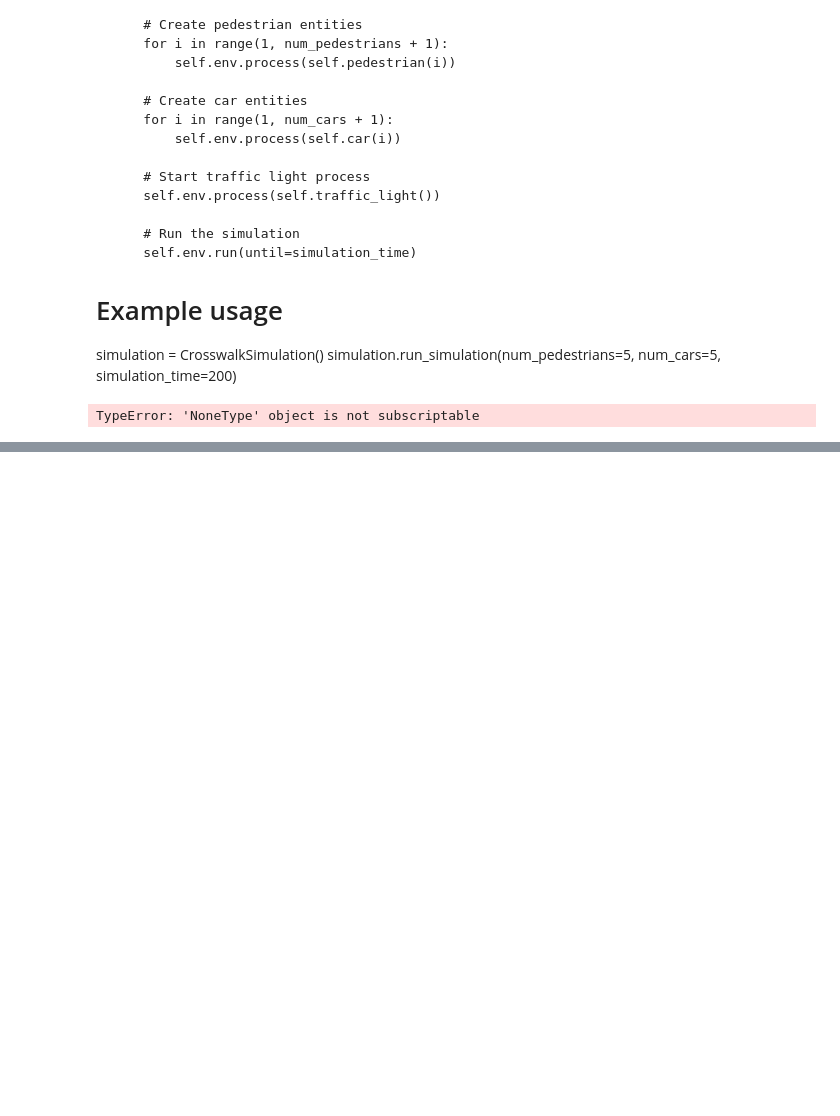
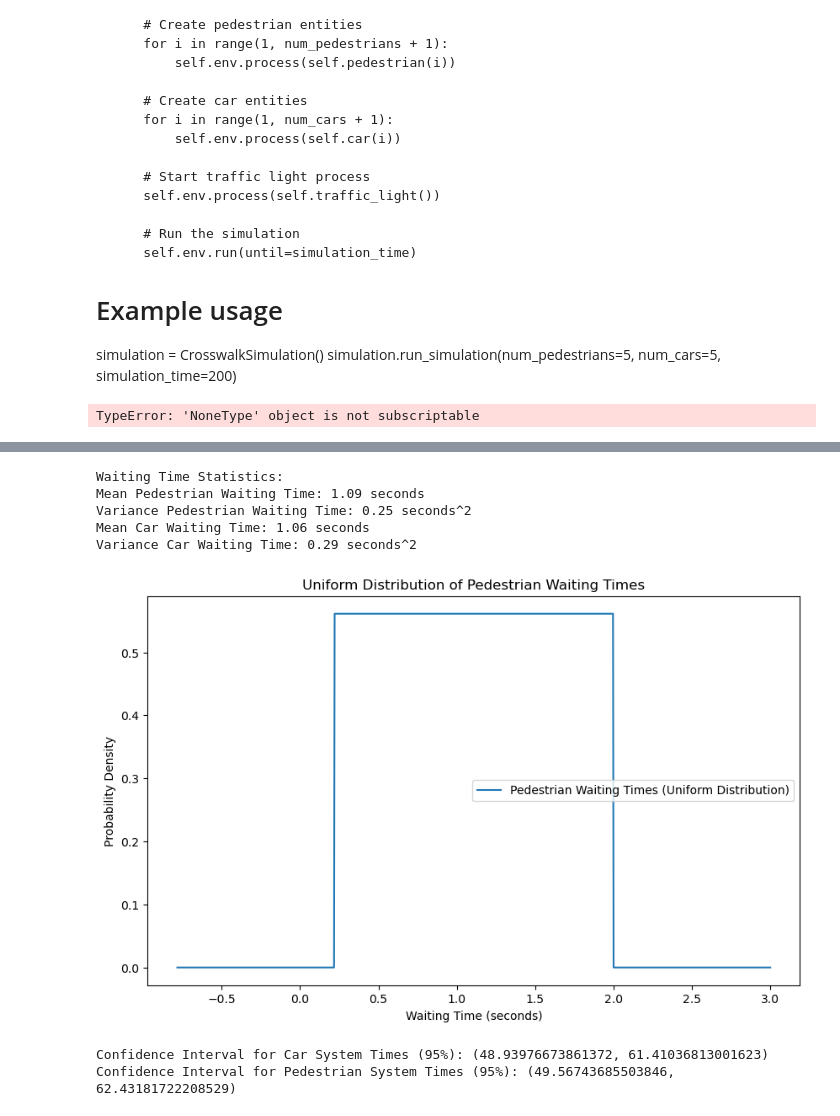
Before and after one commit to pri101zz/Simulation-Project, a Jupyter notebook: Simulation Project.ipynb, the cells around one changed output, grey strips where cells are left out. Saved outputs shown, nothing was run; the diff lists cells and outputs as text; code cells hidden in the pictures; blank space fills up the shorter version.

```diff
--- a/Simulation Project.ipynb
+++ b/Simulation Project.ipynb
@@ -458,0 +1269,73 @@ TypeError: 'NoneType' object is not subscriptable
+# %%
+import numpy as np
+
+# Extract waiting times for pedestrians and cars
+pedestrian_waiting_times = np.array(statistics['pedestrian_waiting_times'])
+car_waiting_times = np.array(statistics['car_waiting_times'])
+
+# Calculate mean and variance for pedestrian waiting times
+mean_pedestrian_waiting_time = np.mean(pedestrian_waiting_times)
+variance_pedestrian_waiting_time = np.var(pedestrian_waiting_times)
+
+# Calculate mean and variance for car waiting times
+mean_car_waiting_time = np.mean(car_waiting_times)
+variance_car_waiting_time = np.var(car_waiting_times)
+
+# Print the results
+print("\nWaiting Time Statistics:")
+print(f"Mean Pedestrian Waiting Time: {mean_pedestrian_waiting_time:.2f} seconds")
+print(f"Variance Pedestrian Waiting Time: {variance_pedestrian_waiting_time:.2f} seconds^2")
+print(f"Mean Car Waiting Time: {mean_car_waiting_time:.2f} seconds")
+print(f"Variance Car Waiting Time: {variance_car_waiting_time:.2f} seconds^2")
+# %% [output]
+Waiting Time Statistics:
+Mean Pedestrian Waiting Time: 1.09 seconds
+Variance Pedestrian Waiting Time: 0.25 seconds^2
+Mean Car Waiting Time: 1.06 seconds
+Variance Car Waiting Time: 0.29 seconds^2
+# %%
+import matplotlib.pyplot as plt
+import scipy.stats as stats
+
+# Parameters for the uniform distribution
+a_pedestrian = np.min(pedestrian_waiting_times)
+b_pedestrian = np.max(pedestrian_waiting_times)
+
+# Create a range of values for the x-axis
+x_values = np.linspace(a_pedestrian - 1, b_pedestrian + 1, 1000)
+
+# Calculate the PDF using the uniform distribution formula
+pdf_pedestrian = stats.uniform.pdf(x_values, loc=a_pedestrian, scale=(b_pedestrian - a_pedestrian))
+
+# Plot the PDF
+plt.figure(figsize=(10, 6))
+plt.plot(x_values, pdf_pedestrian, label='Pedestrian Waiting Times (Uniform Distribution)')
+plt.title('Uniform Distribution of Pedestrian Waiting Times')
+plt.xlabel('Waiting Time (seconds)')
+plt.ylabel('Probability Density')
+plt.legend()
+plt.show()
+# %% [output]
+[figure, added]
+# %%
+import scipy.stats as stats
+
+# Assuming you have statistics from your simulation
+car_system_times = statistics['car_system_times']
+pedestrian_system_times = statistics['pedestrian_system_times']
+
+# Confidence level (e.g., 95%)
+confidence_level = 0.95
+
+# Calculate confidence interval for car system times
+car_ci = stats.t.interval(confidence_level, len(car_system_times) - 1, loc=np.mean(car_system_times), scale=stats.sem(car_system_times))
+
+# Calculate confidence interval for pedestrian system times
+pedestrian_ci = stats.t.interval(confidence_level, len(pedestrian_system_times) - 1, loc=np.mean(pedestrian_system_times), scale=stats.sem(pedestrian_system_times))
+
+# Print the results
+print(f"Confidence Interval for Car System Times (95%): {car_ci}")
+print(f"Confidence Interval for Pedestrian System Times (95%): {pedestrian_ci}")
+# %% [output]
+Confidence Interval for Car System Times (95%): (48.93976673861372, 61.41036813001623)
+Confidence Interval for Pedestrian System Times (95%): (49.56743685503846, 62.43181722208529)
```
Also changed, not shown: parts of 9 cells of this notebook.
